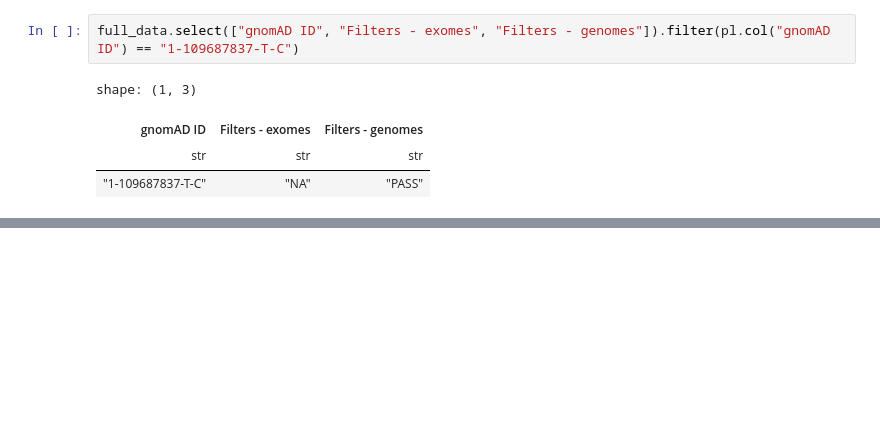
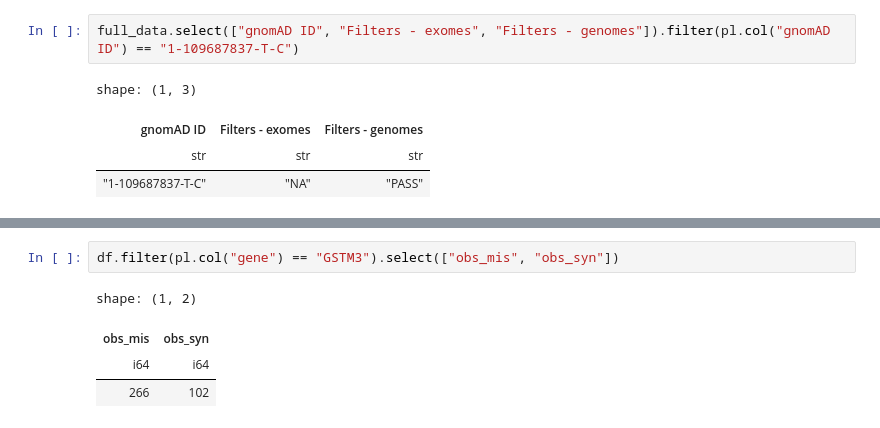
Before and after one commit to otodreas/GST-KI, a Jupyter notebook: main.ipynb, the cells around one changed output, grey strips where cells are left out. Saved outputs shown, nothing was run; the diff lists cells and outputs as text; blank space fills up the shorter version.

```diff
--- a/main.ipynb
+++ b/main.ipynb
@@ -299,0 +320,7 @@ shape: (1, 3)
+# %%
+df.filter(pl.col("gene") == "GSTM3").select(["obs_mis", "obs_syn"])
+# %% [output]
+shape: (1, 2)
+| obs_mis | obs_syn |
+| i64 | i64 |
+| 266 | 102 |
```
Also changed, not shown: parts of 9 cells of this notebook, 2 other files.
